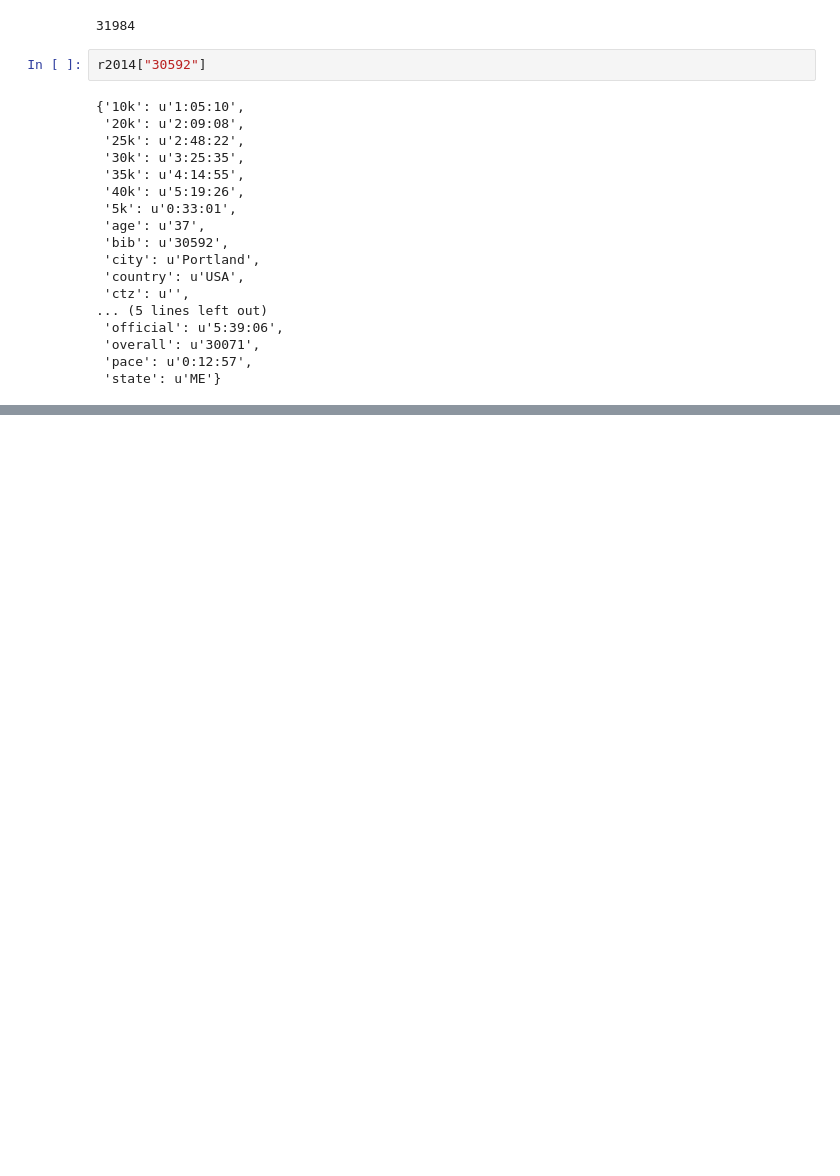
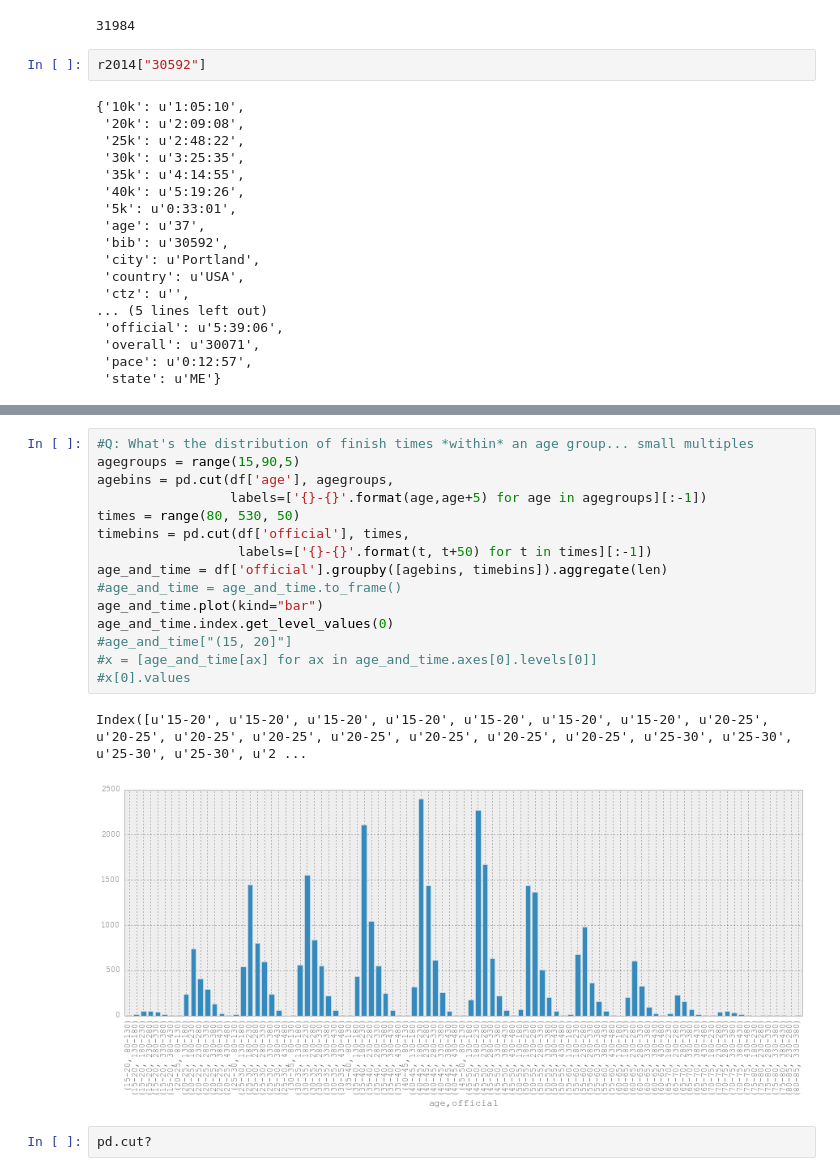
Before and after one commit to llimllib/bostonmarathon, a Jupyter notebook: analysis.ipynb, the cells around one changed output, grey strips where cells are left out. Cells and saved outputs as stored; diff of their text form; blank space fills up the shorter version.

```diff
--- a/analysis.ipynb
+++ b/analysis.ipynb
@@ -115,0 +161,20 @@ mpld3.display()
+# %%
+#Q: What's the distribution of finish times *within* an age group... small multiples
+agegroups = range(15,90,5)
+agebins = pd.cut(df['age'], agegroups,
+                 labels=['{}-{}'.format(age,age+5) for age in agegroups][:-1])
+times = range(80, 530, 50)
+timebins = pd.cut(df['official'], times,
+                  labels=['{}-{}'.format(t, t+50) for t in times][:-1])
+age_and_time = df['official'].groupby([agebins, timebins]).aggregate(len)
+#age_and_time = age_and_time.to_frame()
+age_and_time.plot(kind="bar")
+age_and_time.index.get_level_values(0)
+#age_and_time["(15, 20]"]
+#x = [age_and_time[ax] for ax in age_and_time.axes[0].levels[0]]
+#x[0].values
+# %% [output]
+Index([u'15-20', u'15-20', u'15-20', u'15-20', u'15-20', u'15-20', u'15-20', u'20-25', u'20-25', u'20-25', u'20-25', u'20-25', u'20-25', u'20-25', u'20-25', u'25-30', u'25-30', u'25-30', u'25-30', u'2 ...
+[figure, added]
+# %%
+pd.cut?
```
Also changed, not shown: parts of 11 cells of this notebook.
